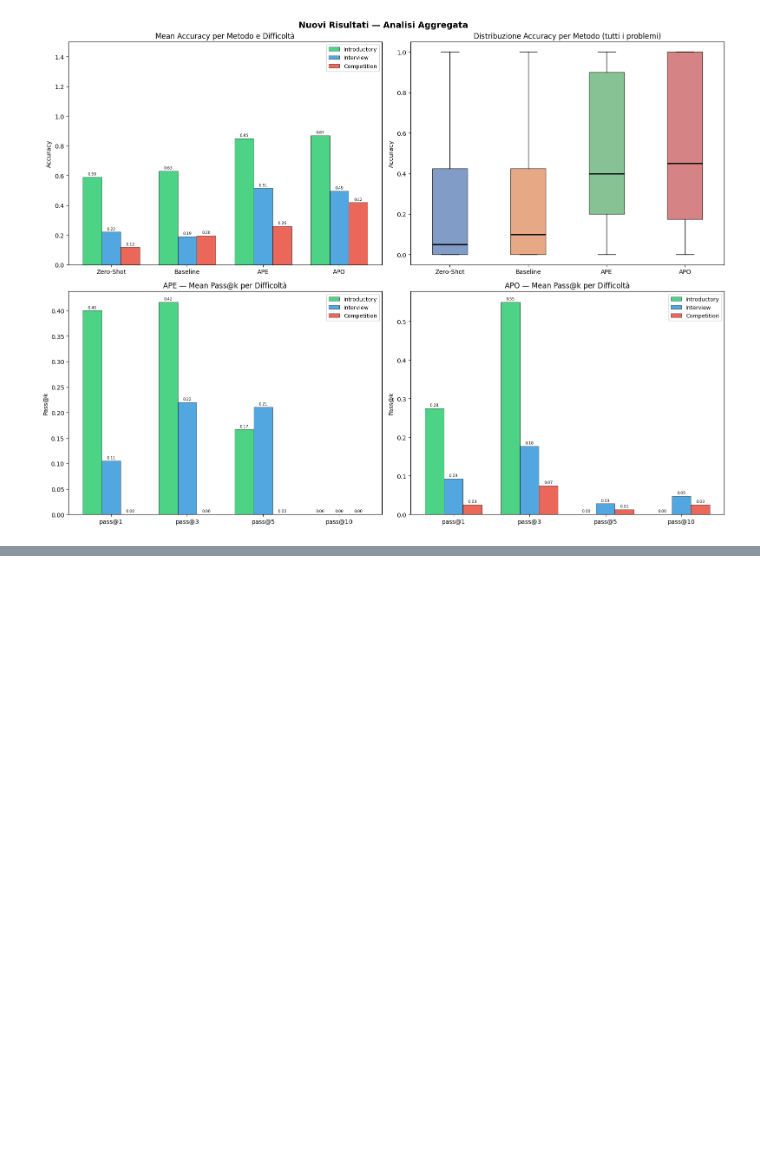
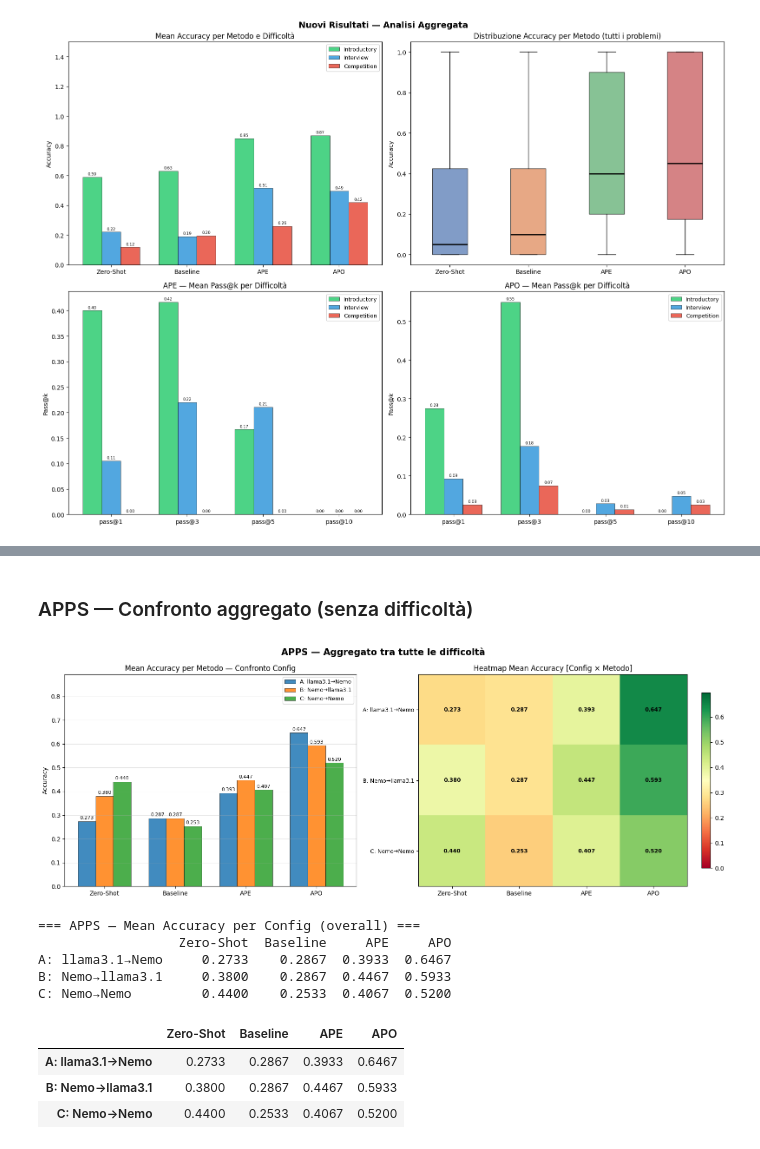
Before and after one commit to OmarDernjani/esperimenti_tesi, a Jupyter notebook: notebooks/analisi_esp.ipynb, the cells around one changed output, grey strips where cells are left out. Cells and saved outputs as stored; diff of their text form; code cells hidden in the pictures; blank space fills up the shorter version.

```diff
--- a/notebooks/analisi_esp.ipynb
+++ b/notebooks/analisi_esp.ipynb
@@ -692,0 +855,63 @@ plt.show()
+# %% [markdown]
+### APPS — Confronto aggregato (senza difficoltà)
+# %%
+# APPS: aggregato globale, senza stratificare per difficoltà
+fig, axes = plt.subplots(1, 2, figsize=(16, 6))
+fig.suptitle('APPS — Aggregato tra tutte le difficoltà', fontsize=15, fontweight='bold')
+
+# --- Left: grouped bar methods × configs ---
+ax = axes[0]
+x = np.arange(len(LABELS))
+w = 0.25
+for i, (lbl, _, color) in enumerate(APPS_CONFIGS):
+    means = [apps_dfs[lbl][m].mean() for m in METHODS]
+    bars  = ax.bar(x + (i - 1) * w, means, w, label=lbl, color=color,
+                   edgecolor='black', linewidth=0.5, alpha=0.85)
+    ax.bar_label(bars, fmt='%.3f', padding=2, fontsize=8)
+ax.set_xticks(x)
+ax.set_xticklabels(LABELS)
+ax.set_title('Mean Accuracy per Metodo — Confronto Config')
+ax.set_ylabel('Accuracy')
+ax.legend(fontsize=9)
+ax.grid(axis='y', linewidth=0.4, alpha=0.6)
+max_val = max(apps_dfs[lbl][m].mean() for lbl, _, _ in APPS_CONFIGS for m in METHODS)
+ax.set_ylim(0, max(max_val * 1.35 + 0.02, 0.1))
+
+# --- Right: heatmap [config × method] ---
+ax = axes[1]
+cfg_names = [lbl for lbl, _, _ in APPS_CONFIGS]
+heat = np.array([[apps_dfs[lbl][m].mean() for m in METHODS] for lbl in cfg_names])
+im = ax.imshow(heat, cmap='RdYlGn', vmin=0, vmax=max(heat.max() + 0.05, 0.1), aspect='auto')
+ax.set_xticks(range(len(LABELS))); ax.set_xticklabels(LABELS)
+ax.set_yticks(range(len(cfg_names))); ax.set_yticklabels(cfg_names, fontsize=9)
+for i in range(len(cfg_names)):
+    for j in range(len(LABELS)):
+        ax.text(j, i, f'{heat[i, j]:.3f}', ha='center', va='center',
+                fontsize=9, fontweight='bold')
+ax.set_title('Heatmap Mean Accuracy [Config × Metodo]')
+plt.colorbar(im, ax=ax, fraction=0.03)
+
+plt.tight_layout()
+plt.savefig(os.path.join(BASE, 'outputs', 'apps_overall.png'),
+            bbox_inches='tight', dpi=150)
+plt.show()
+
+apps_overall_summary = pd.DataFrame(
+    {L: [apps_dfs[lbl][m].mean() for lbl, _, _ in APPS_CONFIGS]
+     for m, L in zip(METHODS, LABELS)},
+    index=[lbl for lbl, _, _ in APPS_CONFIGS],
+).round(4)
+print('=== APPS — Mean Accuracy per Config (overall) ===')
+print(apps_overall_summary.to_string())
+apps_overall_summary
+# %% [output]
+[figure, added]
+=== APPS — Mean Accuracy per Config (overall) ===
+                  Zero-Shot  Baseline     APE     APO
+A: llama3.1→Nemo     0.2733    0.2867  0.3933  0.6467
+B: Nemo→llama3.1     0.3800    0.2867  0.4467  0.5933
+C: Nemo→Nemo         0.4400    0.2533  0.4067  0.5200
+|  | Zero-Shot | Baseline | APE | APO |
+| A: llama3.1→Nemo | 0.2733 | 0.2867 | 0.3933 | 0.6467 |
+| B: Nemo→llama3.1 | 0.3800 | 0.2867 | 0.4467 | 0.5933 |
+| C: Nemo→Nemo | 0.4400 | 0.2533 | 0.4067 | 0.5200 |
```
Also changed, not shown: parts of 18 cells of this notebook, 9 other files.
